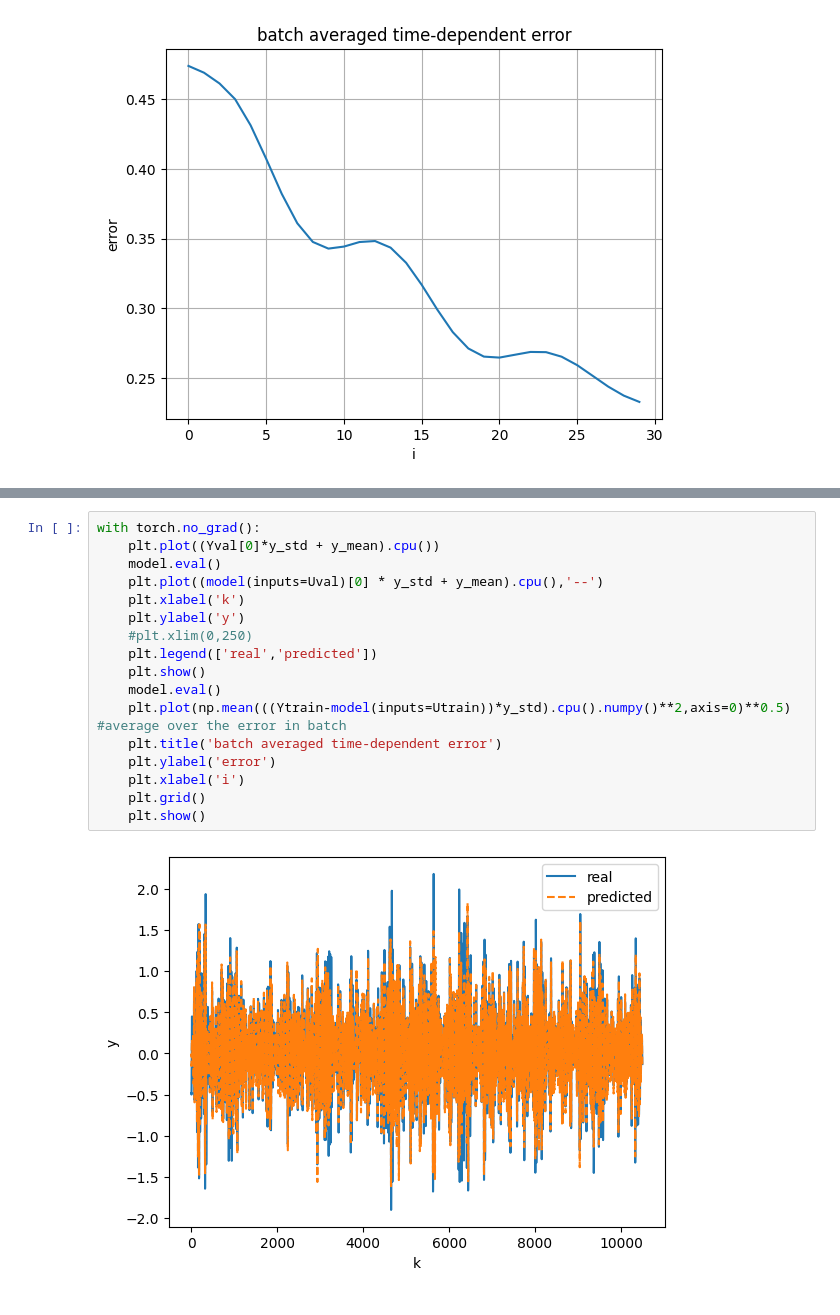
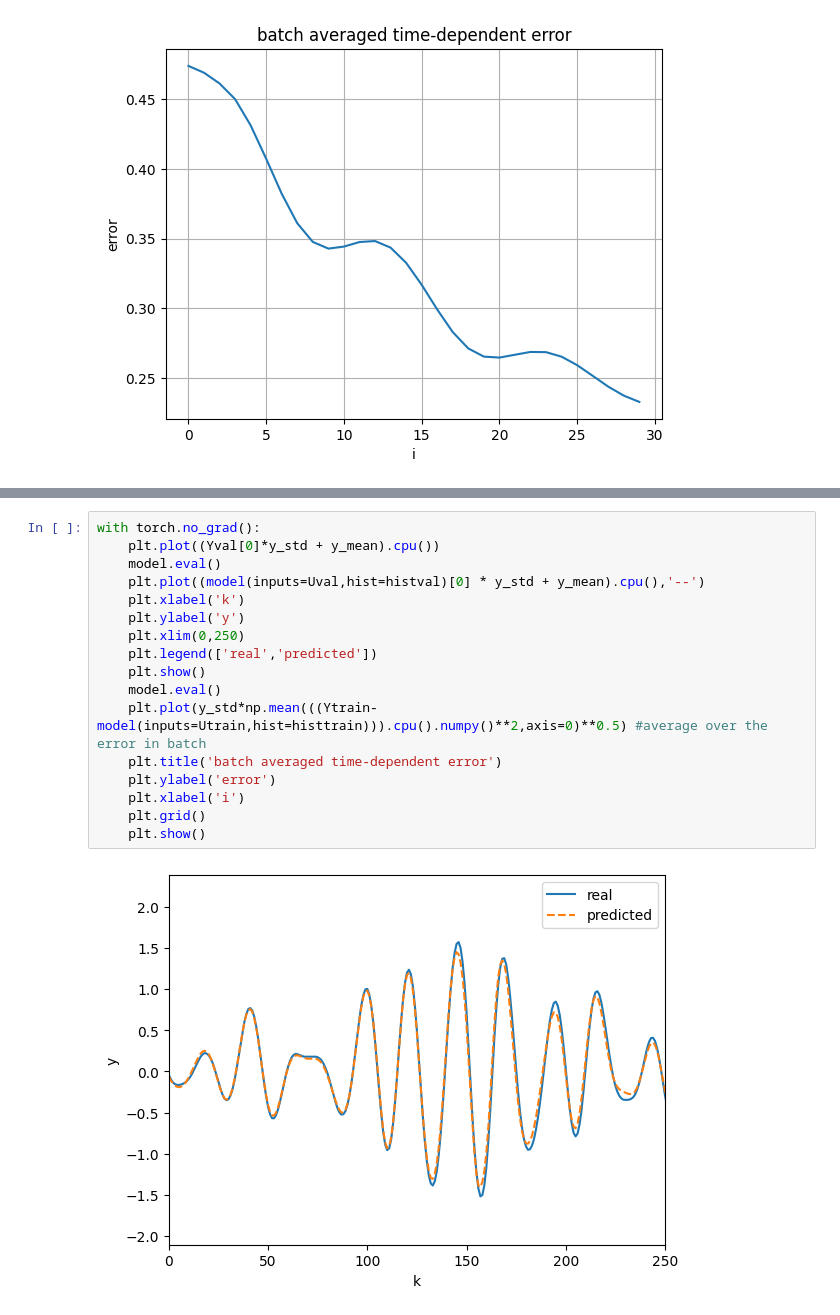
Before and after one commit to osilian/ml4sc-project, a Jupyter notebook: disc-benchmark-files/identification_exRNN.ipynb, the cells around one changed output, grey strips where cells are left out. Cells and saved outputs as stored; diff of their text form.

```diff
--- a/disc-benchmark-files/identification_exRNN.ipynb
+++ b/disc-benchmark-files/identification_exRNN.ipynb
@@ -210,19 +262,19 @@ KeyboardInterrupt:
 # %%
 with torch.no_grad():
     plt.plot((Yval[0]*y_std + y_mean).cpu())
     model.eval()
-    plt.plot((model(inputs=Uval)[0] * y_std + y_mean).cpu(),'--')
+    plt.plot((model(inputs=Uval,hist=histval)[0] * y_std + y_mean).cpu(),'--')
     plt.xlabel('k')
     plt.ylabel('y')
-    #plt.xlim(0,250)
+    plt.xlim(0,250)
     plt.legend(['real','predicted'])
     plt.show()
     model.eval()
-    plt.plot(np.mean(((Ytrain-model(inputs=Utrain))*y_std).cpu().numpy()**2,axis=0)**0.5) #average over the error in batch
+    plt.plot(y_std*np.mean(((Ytrain-model(inputs=Utrain,hist=histtrain))).cpu().numpy()**2,axis=0)**0.5) #average over the error in batch
     plt.title('batch averaged time-dependent error')
     plt.ylabel('error')
     plt.xlabel('i')
     plt.grid()
     plt.show()
 # %% [output]
-[figure, old version]
+[figure, new version]
```
Also changed, not shown: parts of 4 cells of this notebook.
